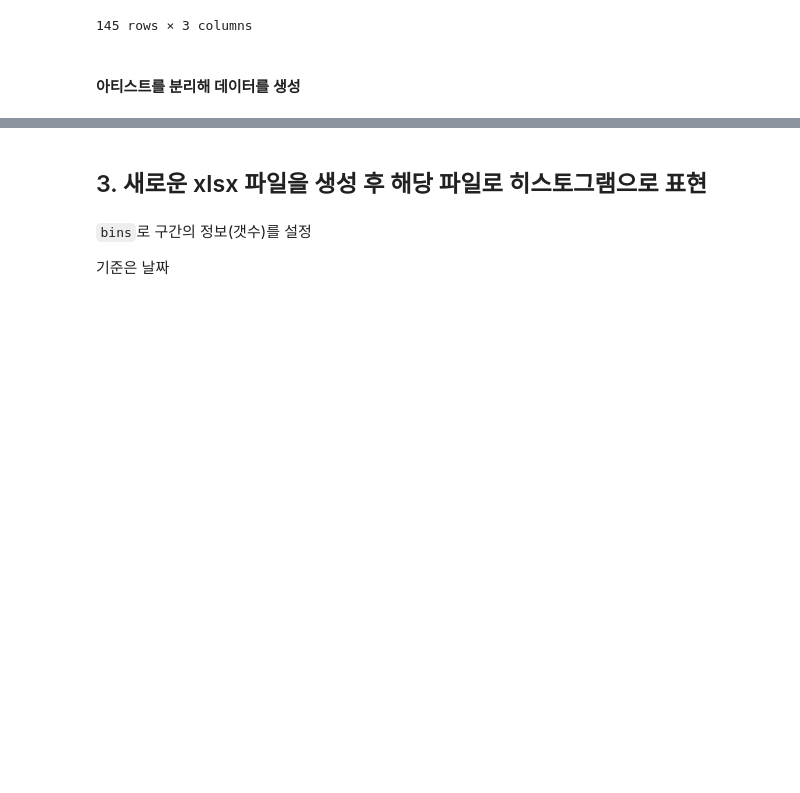
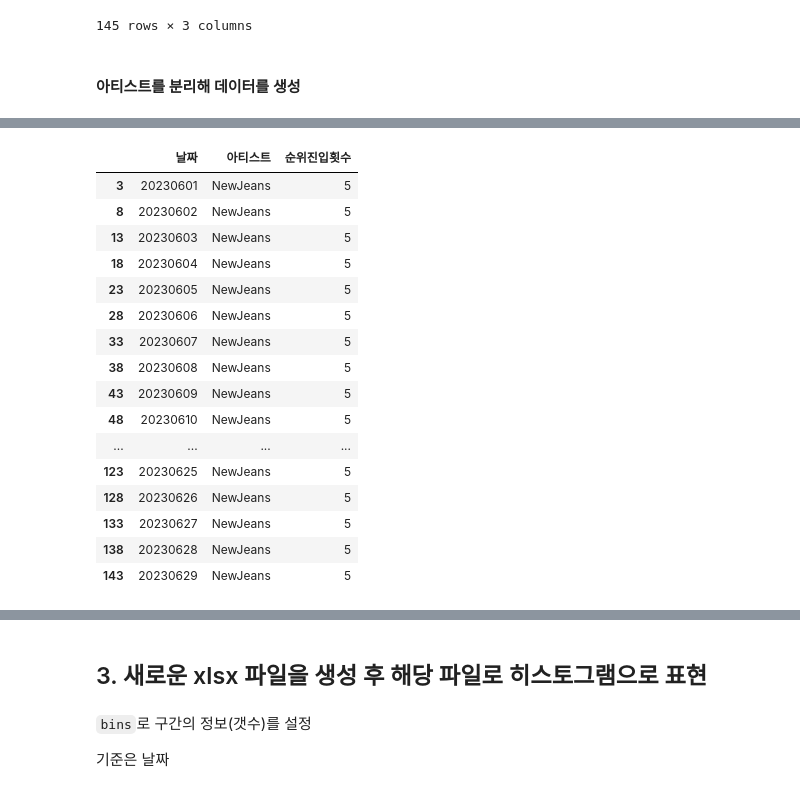
Before and after one commit to jaekim3220/SemiProject2, a Jupyter notebook: main/main2.ipynb, the cells around one changed output, grey strips where cells are left out. Cells and saved outputs as stored; diff of their text form; code cells hidden in the pictures; blank space fills up the shorter version.

```diff
--- a/main/main2.ipynb
+++ b/main/main2.ipynb
@@ -122,5 +140,23 @@ artist1 = artist_counts.query("아티스트 == 'IVE (아이브)'")
 # %%
 artist2 = artist_counts.query("아티스트 == 'NewJeans'")
-# artist2
+artist2
+# %% [output]
+|  | 날짜 | 아티스트 | 순위진입횟수 |
+| 3 | 20230601 | NewJeans | 5 |
+| 8 | 20230602 | NewJeans | 5 |
+| 13 | 20230603 | NewJeans | 5 |
+| 18 | 20230604 | NewJeans | 5 |
+| 23 | 20230605 | NewJeans | 5 |
+| 28 | 20230606 | NewJeans | 5 |
+| 33 | 20230607 | NewJeans | 5 |
+| 38 | 20230608 | NewJeans | 5 |
+| 43 | 20230609 | NewJeans | 5 |
+| 48 | 20230610 | NewJeans | 5 |
+| ... | ... | ... | ... |
+| 123 | 20230625 | NewJeans | 5 |
+| 128 | 20230626 | NewJeans | 5 |
+| 133 | 20230627 | NewJeans | 5 |
+| 138 | 20230628 | NewJeans | 5 |
+| 143 | 20230629 | NewJeans | 5 |
 # %%
 artist3 = artist_counts.query("아티스트 == 'aespa'")
```
Also changed, not shown: parts of 4 cells of this notebook, 10 other files.
